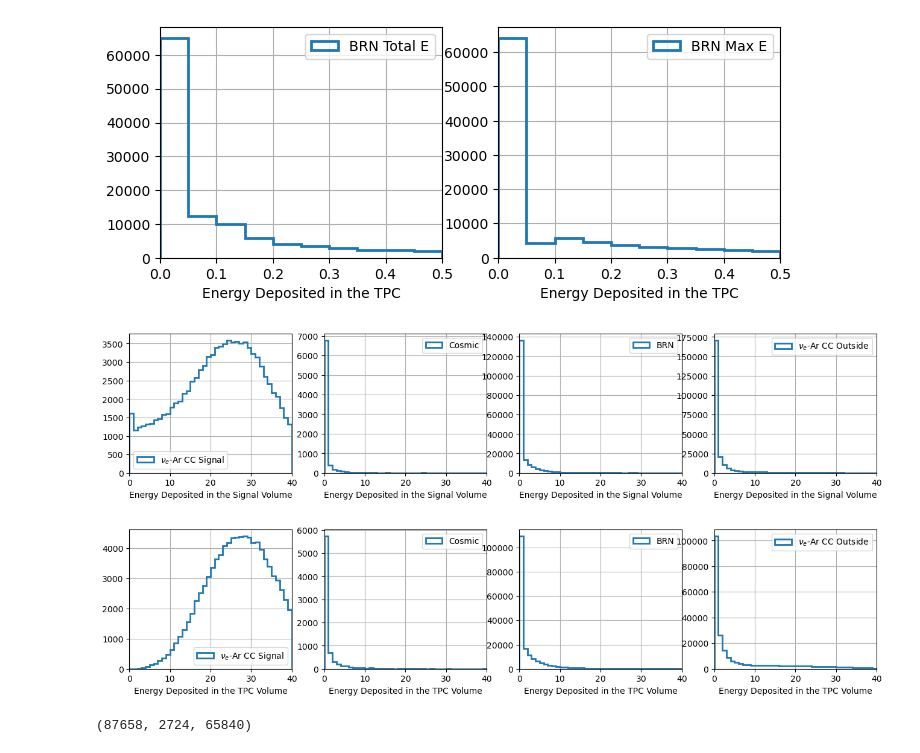
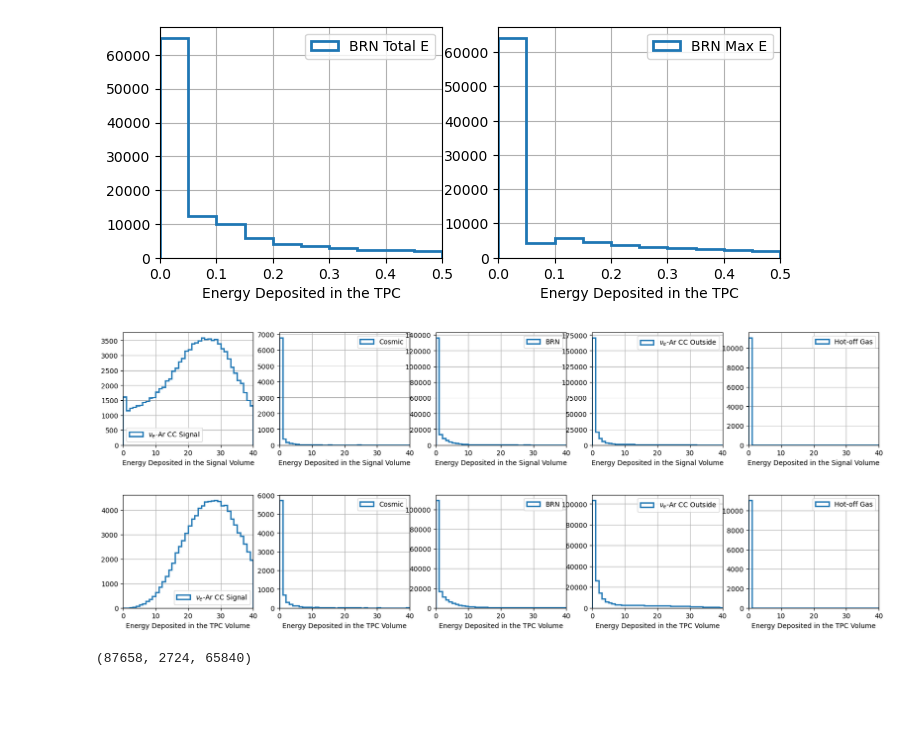
Before and after one commit to yuntsebaryon/SimpleCosmics, a Jupyter notebook: G4Analysis/checkEFrac_v2.ipynb, the cells around one changed output. Cells and saved outputs as stored; diff of their text form; code cells hidden in the pictures; blank space fills up the shorter version.

```diff
--- a/G4Analysis/checkEFrac_v2.ipynb
+++ b/G4Analysis/checkEFrac_v2.ipynb
@@ -70,10 +89,11 @@ brn['SignalVolE'] = brn.FiducialE + brn.PartConE
 # %%
-fig, ax = plt.subplots(1, 4, figsize = (16, 3))
+fig, ax = plt.subplots(1, 5, figsize = (20, 3))
 
 ax[0].hist( signal.SignalVolE, bins = np.linspace(0, 40, 41), histtype = 'step', lw = 2, label = r'$\nu_e$-Ar CC Signal')
 ax[1].hist( cosmic.SignalVolE, bins = np.linspace(0, 40, 41), histtype = 'step', lw = 2, label = 'Cosmic')
 ax[2].hist( brn.SignalVolE, bins = np.linspace(0, 40, 41), histtype = 'step', lw = 2, label = 'BRN')
 ax[3].hist( nueOut.SignalVolE, bins = np.linspace(0, 40, 41), histtype = 'step', lw = 2, label = r'$\nu_e$-Ar CC Outside')
+ax[4].hist( hog.SignalVolE, bins = np.linspace(0, 40, 41), histtype = 'step', lw = 2, label = 'Hot-off Gas')
 
 
 
@@ -105,17 +125,21 @@ cosmic
 signal['SignalVolEFrac'] = signal.SignalVolE / signal.TotalE
 nueOut['SignalVolEFrac'] = nueOut.SignalVolE / nueOut.TotalE
 brn['SignalVolEFrac'] = brn.SignalVolE / brn.TotalE
+hog['SignalVolEFrac'] = hog.SignalVolE / hog.TotalE
 # %%
-fig, ax = plt.subplots(1, 4, figsize = (16, 3))
+fig, ax = plt.subplots(1, 5, figsize = (20, 3))
 
 ax[0].hist( signal.SignalVolEFrac, bins = np.linspace(0, 1, 41), histtype = 'step', lw = 2, label = r'$\nu_e$-Ar CC Signal')
 ax[1].hist( cosmic.SignalVolEFrac, bins = np.linspace(0, 1, 41), histtype = 'step', lw = 2, label = 'Cosmic')
 ax[2].hist( brn.SignalVolEFrac, bins = np.linspace(0, 1, 41), histtype = 'step', lw = 2, label = 'BRN')
 ax[3].hist( nueOut.SignalVolEFrac, bins = np.linspace(0, 1, 41), histtype = 'step', lw = 2, label = r'$\nu_e$-Ar CC Outside')
+ax[4].hist( hog.SignalVolEFrac, bins = np.linspace(0, 1, 41), histtype = 'step', lw = 2, label = 'Hot-off Gas')
+
 
 for iax in ax:
     iax.set_xlabel('Energy Fraction in the Signal Volume')
     iax.set_xlim([0, 1])
     iax.grid(':')
     iax.legend( loc = 'upper center')
+ax[4].legend( loc = 'upper right' )
 # %% [output]
@@ -194,12 +221,14 @@ brn[(brn.SignalVolEFrac>0.4)&(brn.OutE>1)]
 | 189857 | 49 | 9964 | 0.938362 | 55.813374 | 53.584650 | 110.336386 | 99.454205 | 76.750917 | 99.454205 | 0.000000 | ... |
 18753 rows × 17 columns
 # %%
-fig, ax = plt.subplots(1, 4, figsize = (16, 3))
+fig, ax = plt.subplots(1, 5, figsize = (20, 3))
 
 ax[0].hist( signal.OutE, bins = np.linspace(0, 10, 21), histtype = 'step', lw = 2, label = r'$\nu_e$-Ar CC Signal')
 ax[1].hist( cosmic.OutE, bins = np.linspace(0, 10, 21), histtype = 'step', lw = 2, label = 'Cosmic')
 ax[3].hist( nueOut.OutE, bins = np.linspace(0, 10, 21), histtype = 'step', lw = 2, label = r'$\nu_e$-Ar CC Outside')
 ax[2].hist( brn.OutE, bins = np.linspace(0, 10, 21), histtype = 'step', lw = 2, label = 'BRN')
+ax[4].hist( hog.OutE, bins = np.linspace(0, 10, 21), histtype = 'step', lw = 2, label = 'Hot-off Gas')
+
 
 for iax in ax:
     iax.set_xlabel('Energy Deposited outside the Signal Volume')
@@ -242,28 +271,29 @@ for iax in ax:
 # %% [output]
 [figure]
 # %%
-fig, ax = plt.subplots(1, 4, figsize = (16, 3))
+fig, ax = plt.subplots(1, 5, figsize = (20, 3))
 
 ax[0].hist( signal.SignalVolE, bins = np.linspace(0, 40, 41), histtype = 'step', lw = 2, label = r'$\nu_e$-Ar CC Signal')
 ax[1].hist( cosmic.SignalVolE, bins = np.linspace(0, 40, 41), histtype = 'step', lw = 2, label = 'Cosmic')
 ax[3].hist( nueOut.SignalVolE, bins = np.linspace(0, 40, 41), histtype = 'step', lw = 2, label = r'$\nu_e$-Ar CC Outside')
 ax[2].hist( brn.SignalVolE, bins = np.linspace(0, 40, 41), histtype = 'step', lw = 2, label = 'BRN')
-
+ax[4].hist( hog.SignalVolE, bins = np.linspace(0, 40, 41), histtype = 'step', lw = 2, label = 'Hot-off Gas')
 
 for iax in ax:
     iax.set_xlabel('Energy Deposited in the Signal Volume')
     iax.set_xlim([0, 40])
     iax.grid(':')
     iax.legend()
 # %% [output]
-[figure, old version]
+[figure, new version]
 # %%
-fig, ax = plt.subplots(1, 4, figsize = (16, 3))
+fig, ax = plt.subplots(1, 5, figsize = (20, 3))
 
 ax[0].hist( signal.TotalE, bins = np.linspace(0, 40, 41), histtype = 'step', lw = 2, label = r'$\nu_e$-Ar CC Signal')
 ax[1].hist( cosmic.TotalE, bins = np.linspace(0, 40, 41), histtype = 'step', lw = 2, label = 'Cosmic')
 ax[3].hist( nueOut.TotalE, bins = np.linspace(0, 40, 41), histtype = 'step', lw = 2, label = r'$\nu_e$-Ar CC Outside')
 ax[2].hist( brn.TotalE, bins = np.linspace(0, 40, 41), histtype = 'step', lw = 2, label = 'BRN')
+ax[4].hist( hog.TotalE, bins = np.linspace(0, 40, 41), histtype = 'step', lw = 2, label = 'Hot-off Gas')
 
 for iax in ax:
     iax.set_xlabel('Energy Deposited in the TPC Volume')
@@ -271,7 +301,7 @@ for iax in ax:
     iax.grid(':')
     iax.legend()
 # %% [output]
-[figure, old version]
+[figure, new version]
 # %%
 len(signal[signal.SignalVolEFrac>0.4]), len(cosmic[cosmic.SignalVolEFrac>0.4]), len(brn[brn.SignalVolEFrac>0.4])
 # %% [output]
```
Also changed, not shown: parts of 25 cells of this notebook, 2 other files.
